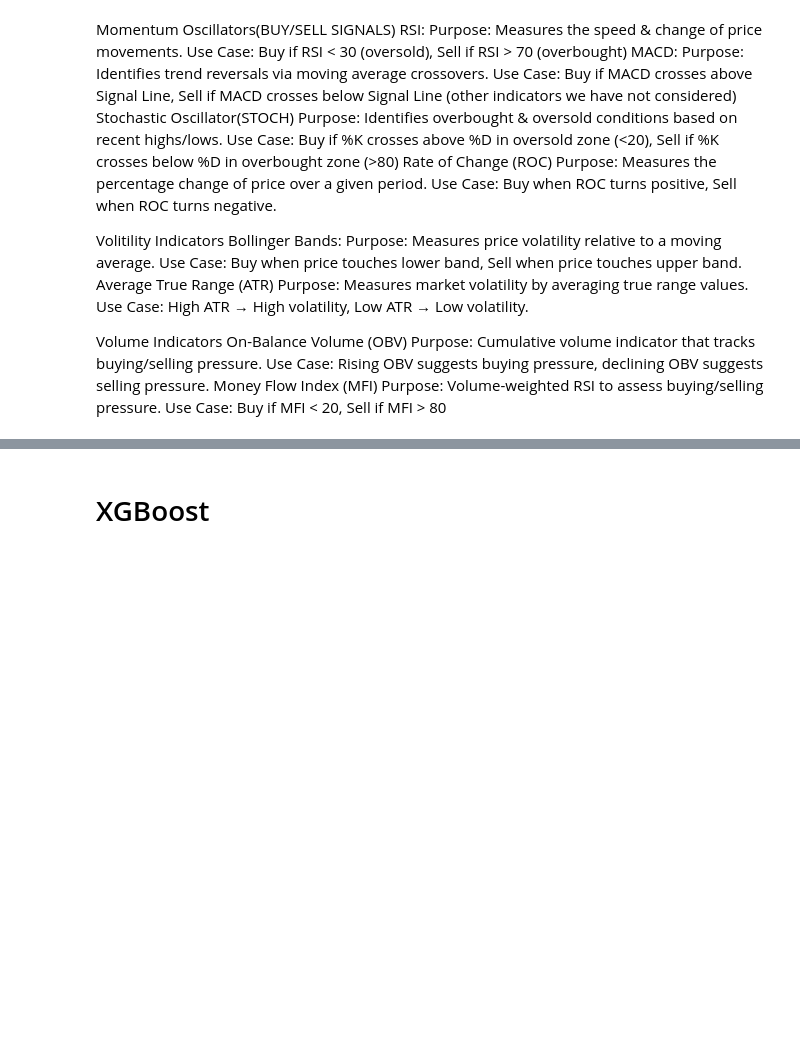
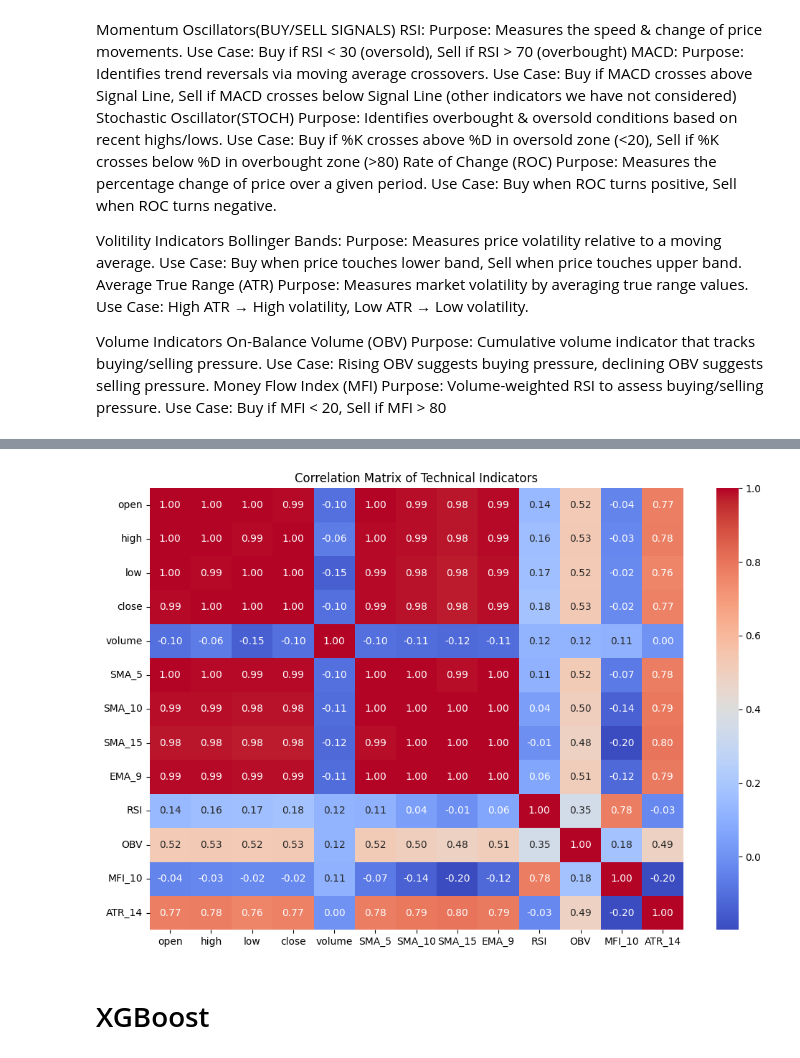
Before and after one commit to alyssa-tsh/CryptoMine, a Jupyter notebook: model.ipynb, the cells around one changed output, grey strips where cells are left out. Saved outputs shown, nothing was run; the diff lists cells and outputs as text; code cells hidden in the pictures; blank space fills up the shorter version.

```diff
--- a/model.ipynb
+++ b/model.ipynb
@@ -223,71 +221,68 @@ dtype: int64
 # %%
 #EDA
 import seaborn as sns
 import matplotlib.pyplot as plt
 
 #Distribution of Each Indicaor
-indicators = ['SMA', 'EMA', 'RSI', 'MACD']  # Select key indicators
+indicators = ['open', 'high', 'low', 'close', 'volume', 'SMA_5','SMA_10', 'SMA_15', 'EMA_9', 'RSI', 'OBV', 'MFI_10', 'ATR_14']  # Select key indicators
 def plot_eda():
-    plt.figure(figsize=(12, 6))
-    for i, indicator in enumerate(indicators):
-        plt.subplot(2, 4, i + 1)
-        sns.histplot(data[indicator], kde=True, bins=30)
-        plt.title(indicator)
-    plt.tight_layout()
-    plt.show()
+    # plt.figure(figsize=(12, 6))
+    # for i, indicator in enumerate(indicators):
+    #     plt.subplot(2, 4, i + 1)
+    #     sns.histplot(data[indicator], kde=True, bins=30)
+    #     plt.title(indicator)
+    # plt.tight_layout()
+    # plt.show()
 
     #Check for Correlations(Feature Redundancy)
     #Some indicators might be highly correlated, making them redundant
     #If correlation > 0.85, remove one of the correlated features.
     # Example: SMA and EMA are usually correlated → Keep only one.
     plt.figure(figsize=(12, 8))
-    sns.heatmap(data.corr(), annot=True, cmap="coolwarm", fmt=".2f")
+    sns.heatmap(data[indicators].corr(), annot=True, cmap="coolwarm", fmt=".2f")
     plt.title("Correlation Matrix of Technical Indicators")
     plt.show()
 
-    #Comparing Indicators with closing prices (Plot Trends Over Time)
-    # Check how SMA and EMA interact with price.
-    # Identify points where indicators signal trend reversals.
+    # #Comparing Indicators with closing prices (Plot Trends Over Time)
+    # # Check how SMA and EMA interact with price.
+    # # Identify points where indicators signal trend reversals.
 
-    plt.figure(figsize=(12, 6))
-    plt.plot(data.index, data['close'], label='Close Price', color='black')
-    plt.plot(data.index, data['SMA'], label='SMA', linestyle='dashed', color='blue')
-    plt.plot(data.index, data['EMA'], label='EMA', linestyle='dashed', color='red')
-    plt.legend()
-    plt.title("Price with SMA and EMA")
-    plt.show()
+    # plt.figure(figsize=(12, 6))
+    # plt.plot(data.index, data['close'], label='Close Price', color='black')
+    # plt.plot(data.index, data['SMA'], label='SMA', linestyle='dashed', color='blue')
+    # plt.plot(data.index, data['EMA'], label='EMA', linestyle='dashed', color='red')
+    # plt.legend()
+    # plt.title("Price with SMA and EMA")
+    # plt.show()
 
-    #Identify Overbought & Oversold Conditions (RSI & MACS)
-    # A. RSI (Relative Strength Index)
-    # RSI > 70 → Overbought (possible sell signal)
-    # RSI < 30 → Oversold (possible buy signal)
-    # Are most RSI values in a normal range (30-70)?
-    # Do RSI peaks align with price reversals?
-    plt.figure(figsize=(12, 6))
-    plt.plot(data.index, data['RSI'], label="RSI", color="purple")
-    plt.axhline(70, linestyle="dashed", color="red", label="Overbought")
-    plt.axhline(30, linestyle="dashed", color="green", label="Oversold")
-    plt.legend()
-    plt.title("RSI Indicator")
-    plt.show()
+    # #Identify Overbought & Oversold Conditions (RSI & MACS)
+    # # A. RSI (Relative Strength Index)
+    # # RSI > 70 → Overbought (possible sell signal)
+    # # RSI < 30 → Oversold (possible buy signal)
+    # # Are most RSI values in a normal range (30-70)?
+    # # Do RSI peaks align with price reversals?
+    # plt.figure(figsize=(12, 6))
+    # plt.plot(data.index, data['RSI'], label="RSI", color="purple")
+    # plt.axhline(70, linestyle="dashed", color="red", label="Overbought")
+    # plt.axhline(30, linestyle="dashed", color="green", label="Oversold")
+    # plt.legend()
+    # plt.title("RSI Indicator")
+    # plt.show()
 
-    # B. MACD (Moving Average Convergence Divergence)
-    # MACD > Signal Line → Bullish
-    # MACD < Signal Line → Bearish
-    plt.figure(figsize=(12, 6))
-    plt.plot(data.index, data['MACD'], label='MACD', color='blue')
-    plt.plot(data.index, data['MACD_signal'], label='Signal Line', color='red')
-    plt.axhline(0, linestyle="dashed", color="black")
-    plt.legend()
-    plt.title("MACD Indicator")
-    plt.show()
+    # # B. MACD (Moving Average Convergence Divergence)
+    # # MACD > Signal Line → Bullish
+    # # MACD < Signal Line → Bearish
+    # plt.figure(figsize=(12, 6))
+    # plt.plot(data.index, data['MACD'], label='MACD', color='blue')
+    # plt.plot(data.index, data['MACD_signal'], label='Signal Line', color='red')
+    # plt.axhline(0, linestyle="dashed", color="black")
+    # plt.legend()
+    # plt.title("MACD Indicator")
+    # plt.show()
 
-    #Aurocorrelation & Seasonality
-    #Check if past price values influence future prices using Partial Autocorrelation (PACF).
-    from statsmodels.graphics.tsaplots import plot_pacf
-    plot_pacf(data['close'], lags=20)
-    plt.title("Partial Autocorrelation of Closing Price")
-    plt.show()
+plot_eda()
+# %% [output]
+[figure, added]
 # %% [markdown]
 # XGBoost
 # %%
```
Also changed, not shown: parts of 32 cells of this notebook.
